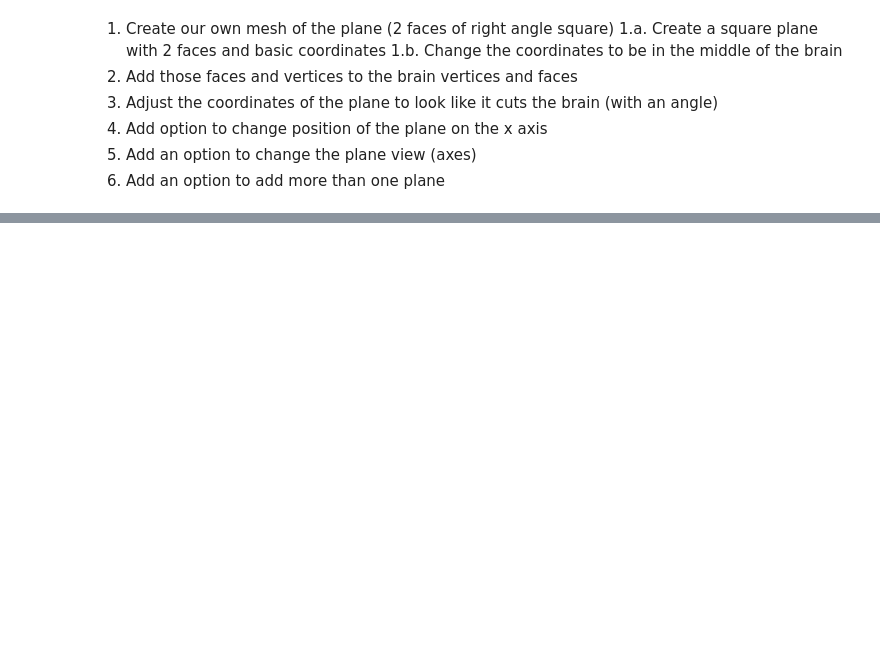
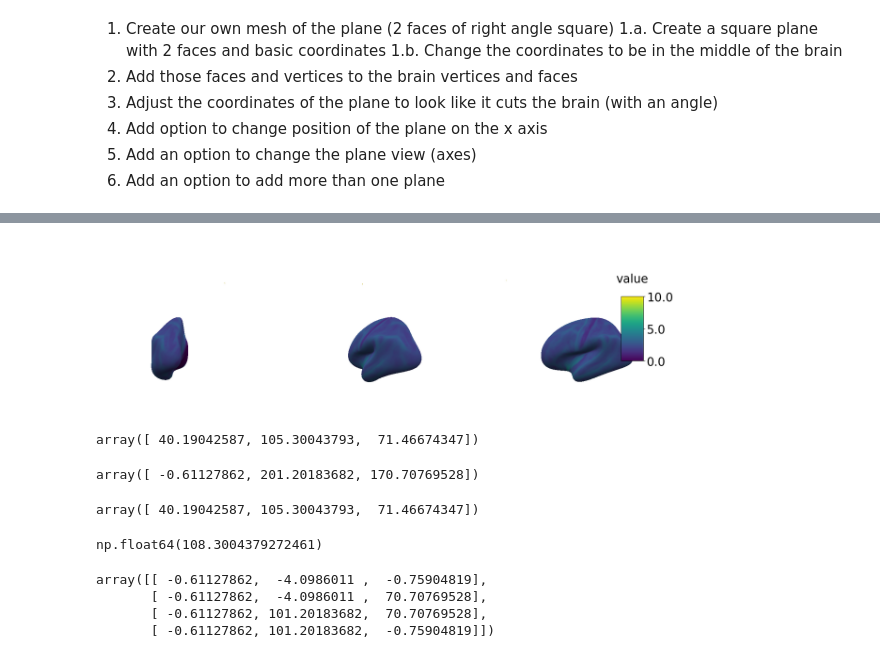
Before and after one commit to mathrip/matplotlib_surface_plotting, a Jupyter notebook: examples/plot_plane_surface.ipynb, the cells around one changed output, grey strips where cells are left out. Drawn from its saved outputs; the diff is of its cells as text; code cells hidden in the pictures; blank space fills up the shorter version.

```diff
--- a/examples/plot_plane_surface.ipynb
+++ b/examples/plot_plane_surface.ipynb
@@ -20,0 +40,36 @@ vertices, faces=nb.freesurfer.io.read_geometry('../data/lh.inflated')
+# %%
+# combine brain and plane vertices and faces
+vertices_plane_new = vertices_plane*np.max(vertices_brain+100,axis=0)
+faces_plane_new = faces_plane+len(vertices_brain)
+# update plane vertices and faces to match the brain scale
+vertices = np.vstack([vertices_brain, vertices_plane_new ])
+faces = np.vstack([faces_brain, faces_plane_new])
+overlay = np.hstack([overlay_brain, overlay_plane*10])
+plot_surf(vertices, faces, overlay,
+          rotate=[0, 45, 90],
+         )
+# %% [output]
+[figure, added]
+# %%
+vertices_brain.max(axis=0)
+# %% [output]
+array([ 40.19042587, 105.30043793,  71.46674347])
+# %%
+vertices_plane_new.max(axis=0)
+# %% [output]
+array([ -0.61127862, 201.20183682, 170.70769528])
+# %%
+vertices_brain.max(axis=0)
+# %% [output]
+array([ 40.19042587, 105.30043793,  71.46674347])
+# %%
+faces_plane_new.max()
+# %% [output]
+np.float64(108.3004379272461)
+# %%
+vertices_plane*np.max(vertices_brain,axis=0) + np.median(vertices_brain,axis=0)
+# %% [output]
+array([[ -0.61127862,  -4.0986011 ,  -0.75904819],
+       [ -0.61127862,  -4.0986011 ,  70.70769528],
+       [ -0.61127862, 101.20183682,  70.70769528],
+       [ -0.61127862, 101.20183682,  -0.75904819]])
```
Also changed, not shown: parts of 18 cells of this notebook.
